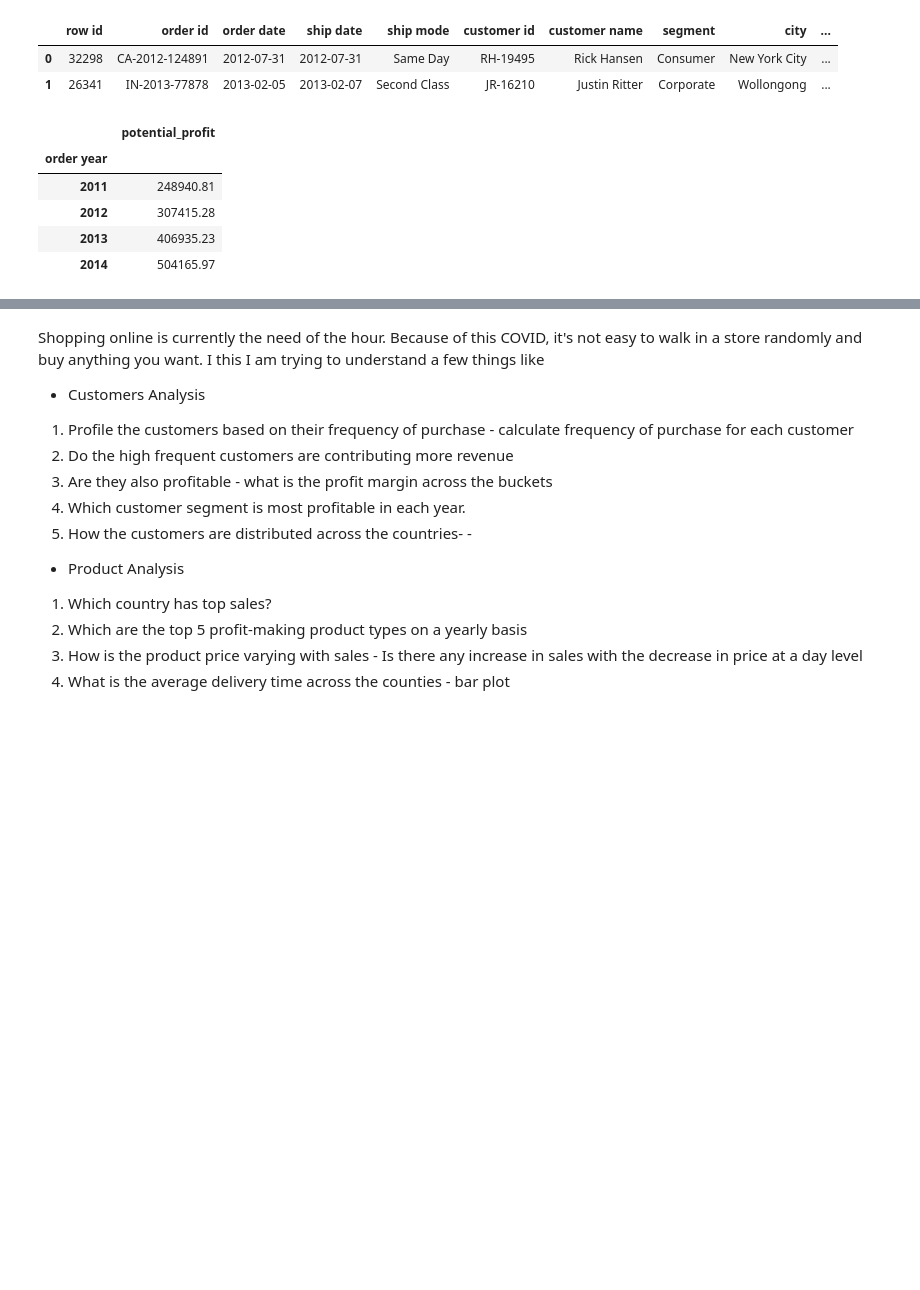
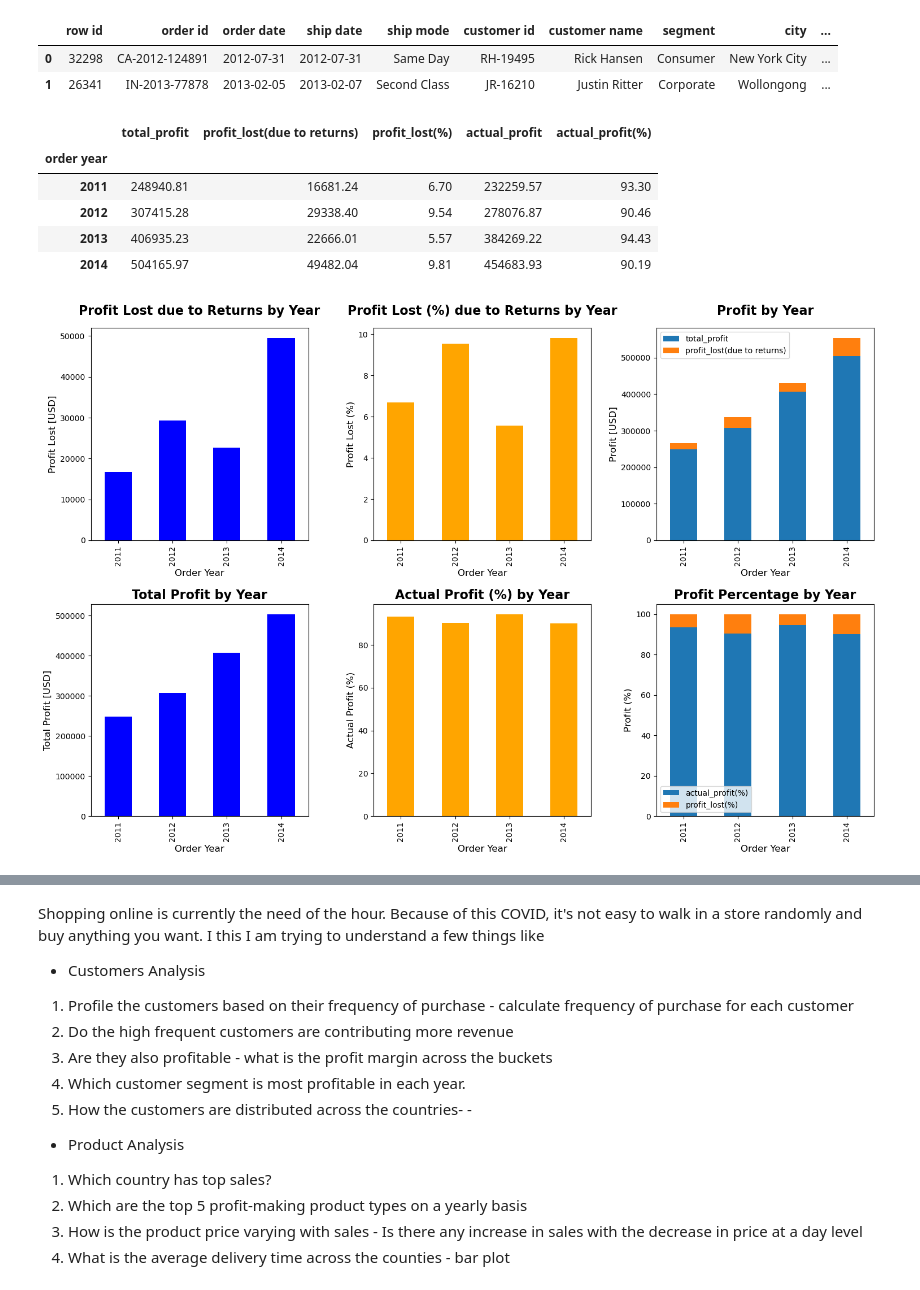
Before and after one commit to annugit1655/Global-Superstore-Project, a Jupyter notebook: notebooks/order-return-seasonal-trend.ipynb, the cells around one changed output, grey strips where cells are left out. Drawn from its saved outputs; the diff is of its cells as text; code cells hidden in the pictures; blank space fills up the shorter version.

Commit message:
'profit_analysis'

```diff
--- a/notebooks/order-return-seasonal-trend.ipynb
+++ b/notebooks/order-return-seasonal-trend.ipynb
@@ -629,14 +629,64 @@ orders_merged.head(2)
 |  | row id | order id | order date | ship date | ship mode | customer id | customer name | segment | city | ... |
 | 0 | 32298 | CA-2012-124891 | 2012-07-31 | 2012-07-31 | Same Day | RH-19495 | Rick Hansen | Consumer | New York City | ... |
 | 1 | 26341 | IN-2013-77878 | 2013-02-05 | 2013-02-07 | Second Class | JR-16210 | Justin Ritter | Corporate | Wollongong | ... |
-# %%
-profit_df = orders_merged[['order year', 'profit']].groupby(['order year']).agg(potential_profit = ('profit', 'sum'))
-# return data
-order_returned = orders_merged
-# %% [output]
-|  | potential_profit |
-| order year |  |
-| 2011 | 248940.81 |
-| 2012 | 307415.28 |
-| 2013 | 406935.23 |
-| 2014 | 504165.97 |
+# %%
+# Total profit by year
+profit_df = orders_merged[['order year', 'profit']].groupby(['order year']).agg(total_profit = ('profit', 'sum'))
+# Profit lost due to returns
+order_returned = orders_merged[orders_merged['returned'] == True]
+profit_df['profit_lost(due to returns)'] = order_returned[['order year', 'profit']].groupby(['order year']).agg(profit_lost = ('profit', 'sum'))
+profit_df['profit_lost(%)'] = (profit_df['profit_lost(due to returns)'] / profit_df['total_profit']) * 100
+profit_df['actual_profit'] = profit_df['total_profit'] - profit_df['profit_lost(due to returns)']
+profit_df['actual_profit(%)'] = 100 - profit_df['profit_lost(%)']
+display(profit_df)
+
+# visualize profit data
+fig, ax = plt.subplots(2,3, figsize=(15,10))
+# 1. profit lost due to returns by year
+profit_df['profit_lost(due to returns)'].plot(ax=ax[0, 0], kind='bar', color='blue')
+ax[0, 0].set_title('Profit Lost due to Returns by Year', fontsize=16, fontweight='bold', y=1.04)
+ax[0, 0].set_ylabel('Profit Lost [USD]', fontsize=12)
+ax[0, 0].set_xlabel('Order Year', fontsize=12)
+
+# 2. profit lost percentage by year
+profit_df['profit_lost(%)'].plot(ax=ax[0, 1], kind='bar', color='orange')
+ax[0, 1].set_title('Profit Lost (%) due to Returns by Year', fontsize=16, fontweight='bold', y=1.04)
+ax[0, 1].set_ylabel('Profit Lost (%)', fontsize=12)
+ax[0, 1].set_xlabel('Order Year', fontsize=12)
+
+# 3. profit by year
+profit_df[['total_profit','profit_lost(due to returns)']].plot(ax=ax[0, 2], kind='bar',stacked=True)
+ax[0, 2].set_title('Profit by Year', fontsize=16, fontweight='bold', y=1.04)
+ax[0, 2].set_ylabel('Profit [USD]', fontsize=12)
+ax[0, 2].set_xlabel('Order Year', fontsize=12)
+
+# 4. Total profit by year
+profit_df['total_profit'].plot(ax=ax[1, 0], kind='bar', color='blue')
+ax[1, 0].set_title('Total Profit by Year', fontsize=16, fontweight='bold')
+ax[1, 0].set_ylabel('Total Profit [USD]', fontsize=12)
+ax[1, 0].set_xlabel('Order Year', fontsize=12)
+
+# 5. actual profit percentage by year
+profit_df['actual_profit(%)'].plot(ax=ax[1, 1], kind='bar', color='orange')
+ax[1, 1].set_title('Actual Profit (%) by Year', fontsize=16, fontweight='bold')
+ax[1, 1].set_ylabel('Actual Profit (%)', fontsize=12)
+ax[1, 1].set_xlabel('Order Year', fontsize=12)
+
+# 6. profit percentage by year
+profit_df[['actual_profit(%)','profit_lost(%)']].plot(ax=ax[1, 2], kind='bar', stacked=True)
+ax[1, 2].set_title('Profit Percentage by Year', fontsize=16, fontweight='bold')
+ax[1, 2].set_ylabel('Profit (%)', fontsize=12)
+ax[1, 2].set_xlabel('Order Year', fontsize=12)
+
+# Add labels and layout
+plt.tight_layout()
+plt.subplots_adjust(wspace=0.3, hspace=0.3)
+plt.show()
+# %% [output]
+|  | total_profit | profit_lost(due to returns) | profit_lost(%) | actual_profit | actual_profit(%) |
+| order year |  |  |  |  |  |
+| 2011 | 248940.81 | 16681.24 | 6.70 | 232259.57 | 93.30 |
+| 2012 | 307415.28 | 29338.40 | 9.54 | 278076.87 | 90.46 |
+| 2013 | 406935.23 | 22666.01 | 5.57 | 384269.22 | 94.43 |
+| 2014 | 504165.97 | 49482.04 | 9.81 | 454683.93 | 90.19 |
+[figure, added]
```
Also changed, not shown: parts of 3 cells of this notebook.
